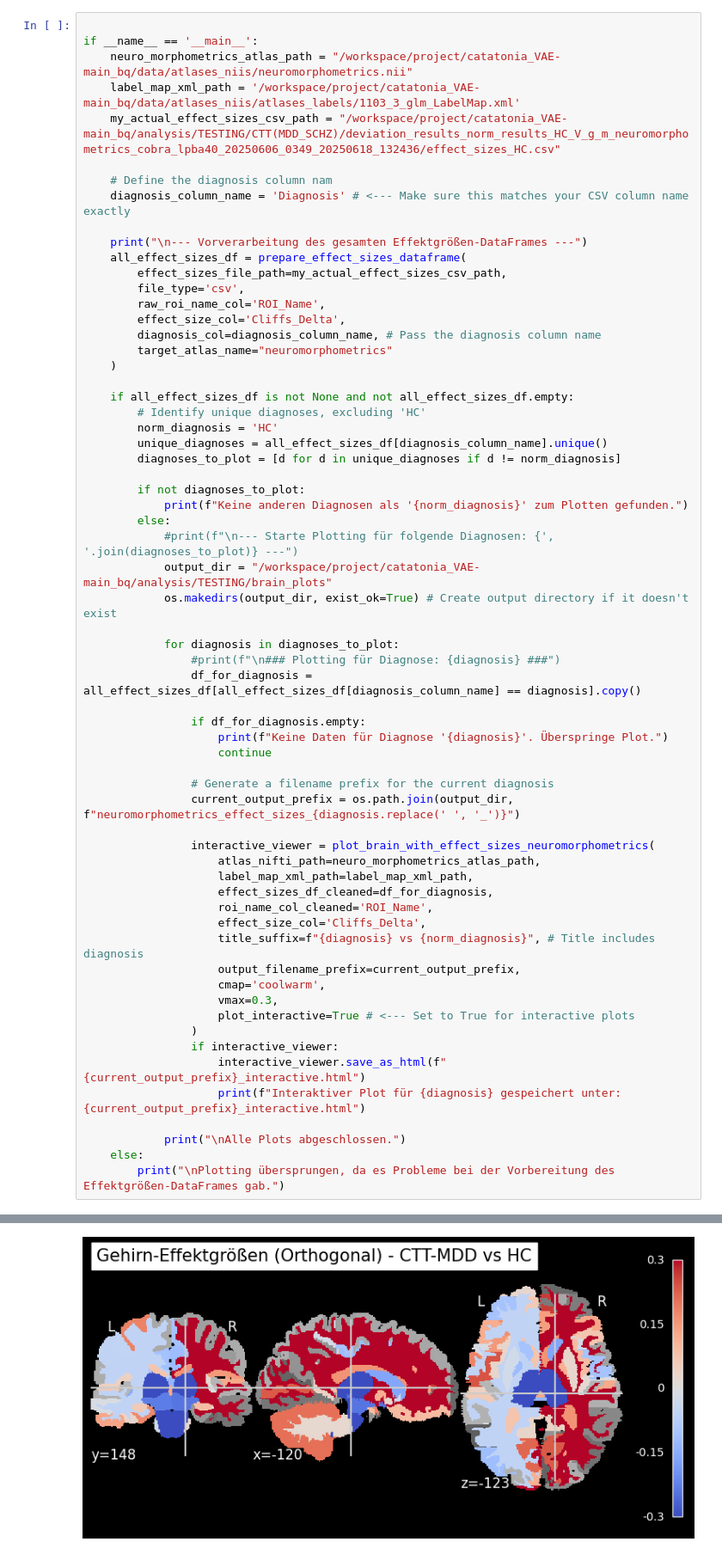
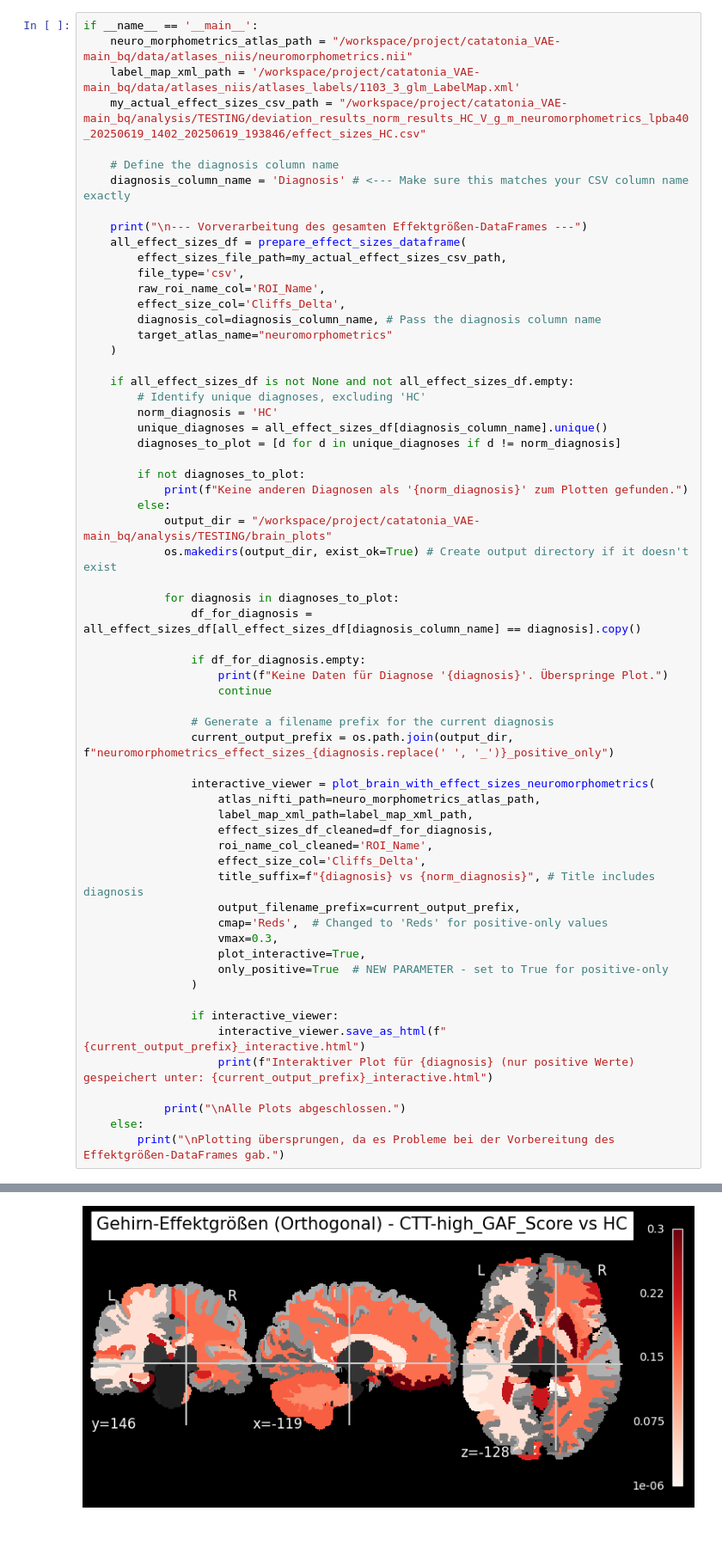
Before and after one commit to lisaduttenhoefer/BA_mriContrastVAE, a Jupyter notebook: project/catatonia_VAE-main_bq/src/saliency_maps.ipynb, the cells around one changed output, grey strips where cells are left out. Shown at 86% size. Saved outputs shown, nothing was run; the diff lists cells and outputs as text.

Commit message:
saving before changes on brainplot & plots pretty

```diff
--- a/project/catatonia_VAE-main_bq/src/saliency_maps.ipynb
+++ b/project/catatonia_VAE-main_bq/src/saliency_maps.ipynb
@@ -205,11 +335,10 @@ def plot_brain_with_effect_sizes_neuromorphometrics(
 # %%
-
 if __name__ == '__main__':
     neuro_morphometrics_atlas_path = "/workspace/project/catatonia_VAE-main_bq/data/atlases_niis/neuromorphometrics.nii"
     label_map_xml_path = '/workspace/project/catatonia_VAE-main_bq/data/atlases_niis/atlases_labels/1103_3_glm_LabelMap.xml'
-    my_actual_effect_sizes_csv_path = "/workspace/project/catatonia_VAE-main_bq/analysis/TESTING/CTT(MDD_SCHZ)/deviation_results_norm_results_HC_V_g_m_neuromorphometrics_cobra_lpba40_20250606_0349_20250618_132436/effect_sizes_HC.csv"
+    my_actual_effect_sizes_csv_path = "/workspace/project/catatonia_VAE-main_bq/analysis/TESTING/deviation_results_norm_results_HC_V_g_m_neuromorphometrics_lpba40_20250619_1402_20250619_193846/effect_sizes_HC.csv"
 
-    # Define the diagnosis column nam
+    # Define the diagnosis column name
     diagnosis_column_name = 'Diagnosis' # <--- Make sure this matches your CSV column name exactly
 
     print("\n--- Vorverarbeitung des gesamten Effektgrößen-DataFrames ---")
@@ -231,12 +360,10 @@ if __name__ == '__main__':
         if not diagnoses_to_plot:
             print(f"Keine anderen Diagnosen als '{norm_diagnosis}' zum Plotten gefunden.")
         else:
-            #print(f"\n--- Starte Plotting für folgende Diagnosen: {', '.join(diagnoses_to_plot)} ---")
             output_dir = "/workspace/project/catatonia_VAE-main_bq/analysis/TESTING/brain_plots"
             os.makedirs(output_dir, exist_ok=True) # Create output directory if it doesn't exist
 
             for diagnosis in diagnoses_to_plot:
-                #print(f"\n### Plotting für Diagnose: {diagnosis} ###")
                 df_for_diagnosis = all_effect_sizes_df[all_effect_sizes_df[diagnosis_column_name] == diagnosis].copy()
 
                 if df_for_diagnosis.empty:
@@ -244,7 +371,7 @@ if __name__ == '__main__':
                     continue
 
                 # Generate a filename prefix for the current diagnosis
-                current_output_prefix = os.path.join(output_dir, f"neuromorphometrics_effect_sizes_{diagnosis.replace(' ', '_')}")
+                current_output_prefix = os.path.join(output_dir, f"neuromorphometrics_effect_sizes_{diagnosis.replace(' ', '_')}_positive_only")
 
                 interactive_viewer = plot_brain_with_effect_sizes_neuromorphometrics(
                     atlas_nifti_path=neuro_morphometrics_atlas_path,
@@ -254,13 +381,15 @@ if __name__ == '__main__':
                     effect_size_col='Cliffs_Delta',
                     title_suffix=f"{diagnosis} vs {norm_diagnosis}", # Title includes diagnosis
                     output_filename_prefix=current_output_prefix,
-                    cmap='coolwarm',
+                    cmap='Reds',  # Changed to 'Reds' for positive-only values
                     vmax=0.3,
-                    plot_interactive=True # <--- Set to True for interactive plots
+                    plot_interactive=True,
+                    only_positive=True  # NEW PARAMETER - set to True for positive-only
                 )
+
                 if interactive_viewer:
                     interactive_viewer.save_as_html(f"{current_output_prefix}_interactive.html")
-                    print(f"Interaktiver Plot für {diagnosis} gespeichert unter: {current_output_prefix}_interactive.html")
+                    print(f"Interaktiver Plot für {diagnosis} (nur positive Werte) gespeichert unter: {current_output_prefix}_interactive.html")
 
             print("\nAlle Plots abgeschlossen.")
     else:
@@ -307 +440 @@ ROI-Namen aus Label-Map normalisiert.
-[figure, old version]
+[figure, new version]
```
Also changed, not shown: parts of 5 cells of this notebook, 4 other files.
